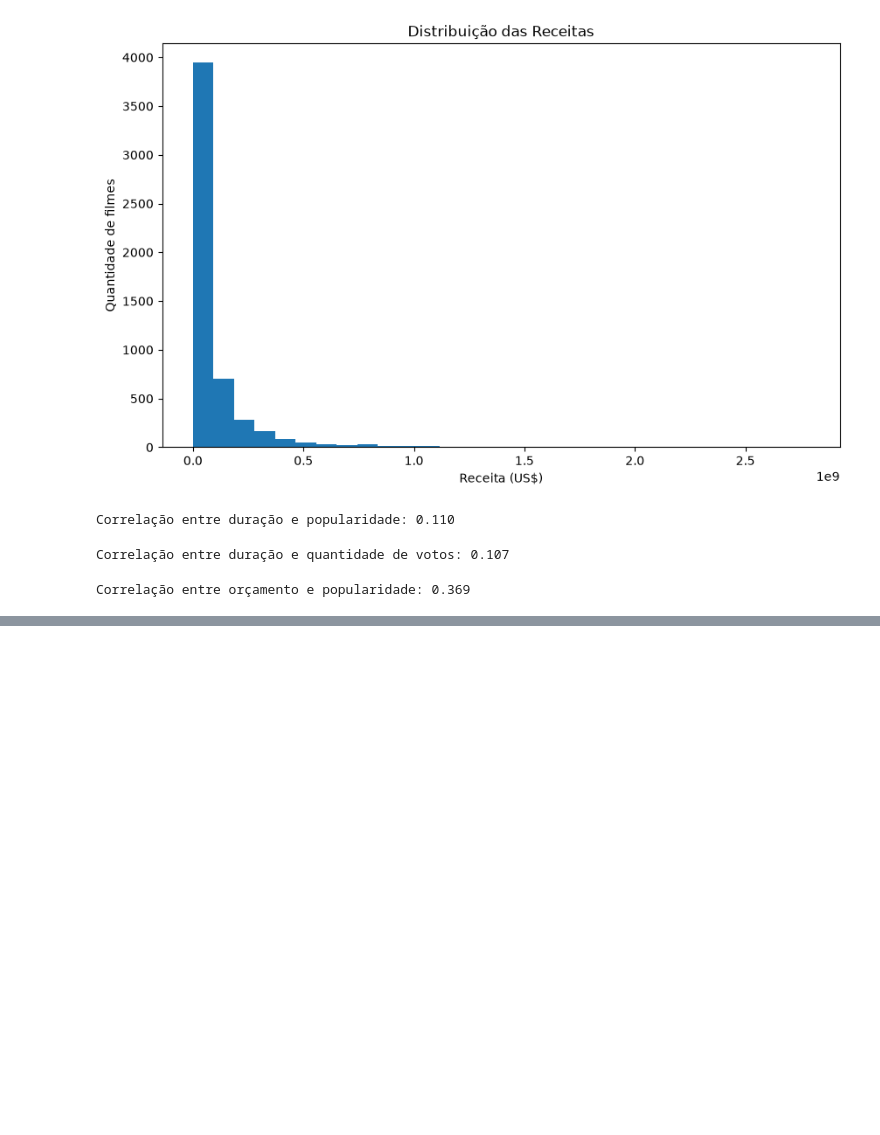
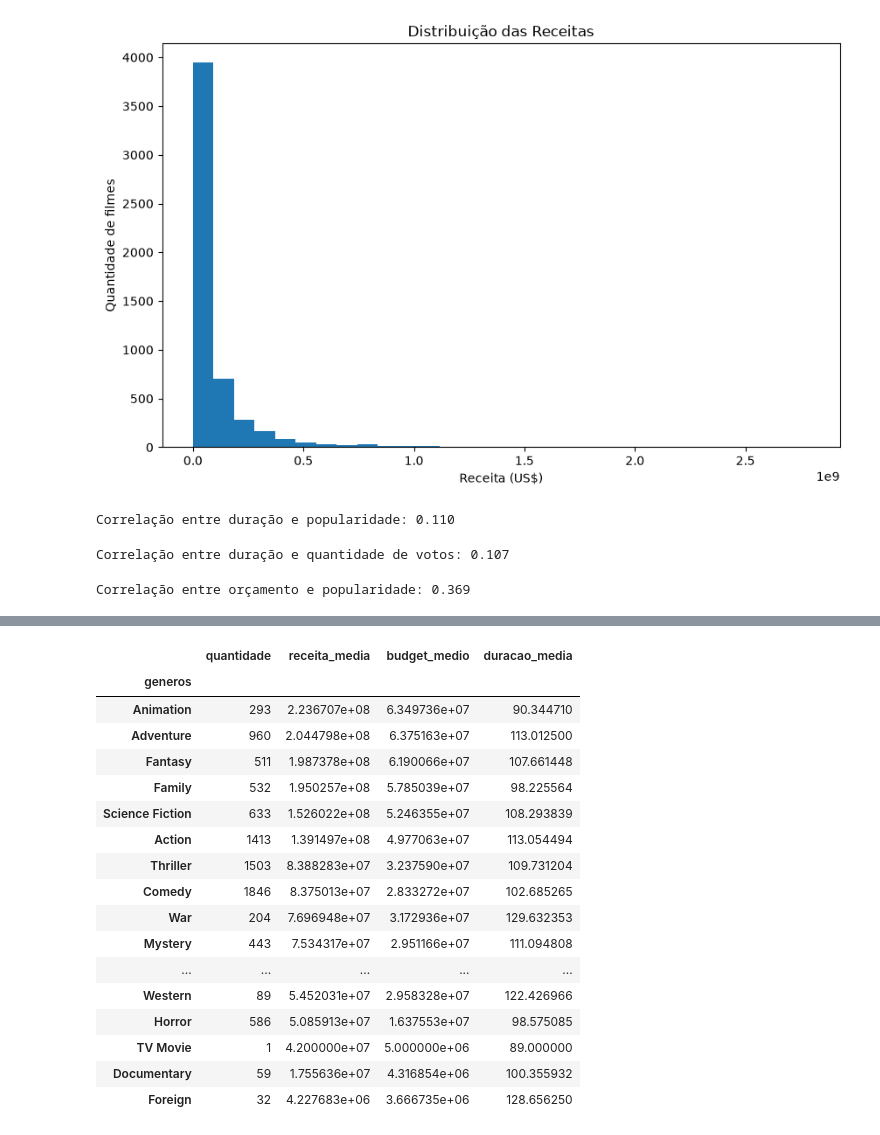
Before and after one commit to mtojald/AnaliseEXP-Dados, a Jupyter notebook: AnaliseEXP.ipynb, the cells around one changed output, grey strips where cells are left out. Drawn from its saved outputs; the diff is of its cells as text; code cells hidden in the pictures; blank space fills up the shorter version.

```diff
--- a/AnaliseEXP.ipynb
+++ b/AnaliseEXP.ipynb
@@ -527,0 +542,8 @@ Correlação entre orçamento e popularidade: 0.369
+# %%
+import ast # lib nativa de python que permite converter uma string em uma estrutura de dados Python, como listas ou dicionários.
+
+# Convertendo a coluna genres, que está armazenada como texto para uma estrutura de lista que possa ser analisada.
+
+df_filmes_completos['genres_lista'] = df_filmes_completos['genres'].apply(ast.literal_eval)
+
+df_filmes_completos[['title', 'genres_lista']].head()
@@ -527,0 +557,6 @@ Correlação entre orçamento e popularidade: 0.369
+# %%
+# Extraindo apenas os nomes dos gêneros de cada filme.
+
+df_filmes_completos['generos'] = df_filmes_completos['genres_lista'].apply(lambda lista: [genero['name'] for genero in lista])
+
+df_filmes_completos[['title', 'generos']].head(10)
@@ -527,0 +649,34 @@ Correlação entre orçamento e popularidade: 0.369
+# %%
+# Agrupando os filmes por gênero para comparar suas principais características financeiras e de duração.
+
+analise_generos = (
+    df_generos
+    .groupby('generos')
+    .agg(
+        quantidade=('title', 'count'),
+        receita_media=('revenue', 'mean'),
+        budget_medio=('budget', 'mean'),
+        duracao_media=('runtime', 'mean')
+    )
+.sort_values('receita_media', ascending=False))
+
+display(analise_generos)
+# %% [output]
+|  | quantidade | receita_media | budget_medio | duracao_media |
+| generos |  |  |  |  |
+| Animation | 293 | 2.236707e+08 | 6.349736e+07 | 90.344710 |
+| Adventure | 960 | 2.044798e+08 | 6.375163e+07 | 113.012500 |
+| Fantasy | 511 | 1.987378e+08 | 6.190066e+07 | 107.661448 |
+| Family | 532 | 1.950257e+08 | 5.785039e+07 | 98.225564 |
+| Science Fiction | 633 | 1.526022e+08 | 5.246355e+07 | 108.293839 |
+| Action | 1413 | 1.391497e+08 | 4.977063e+07 | 113.054494 |
+| Thriller | 1503 | 8.388283e+07 | 3.237590e+07 | 109.731204 |
+| Comedy | 1846 | 8.375013e+07 | 2.833272e+07 | 102.685265 |
+| War | 204 | 7.696948e+07 | 3.172936e+07 | 129.632353 |
+| Mystery | 443 | 7.534317e+07 | 2.951166e+07 | 111.094808 |
+| ... | ... | ... | ... | ... |
+| Western | 89 | 5.452031e+07 | 2.958328e+07 | 122.426966 |
+| Horror | 586 | 5.085913e+07 | 1.637553e+07 | 98.575085 |
+| TV Movie | 1 | 4.200000e+07 | 5.000000e+06 | 89.000000 |
+| Documentary | 59 | 1.755636e+07 | 4.316854e+06 | 100.355932 |
+| Foreign | 32 | 4.227683e+06 | 3.666735e+06 | 128.656250 |
```
Also changed, not shown: parts of 8 cells of this notebook, 1 other file.
